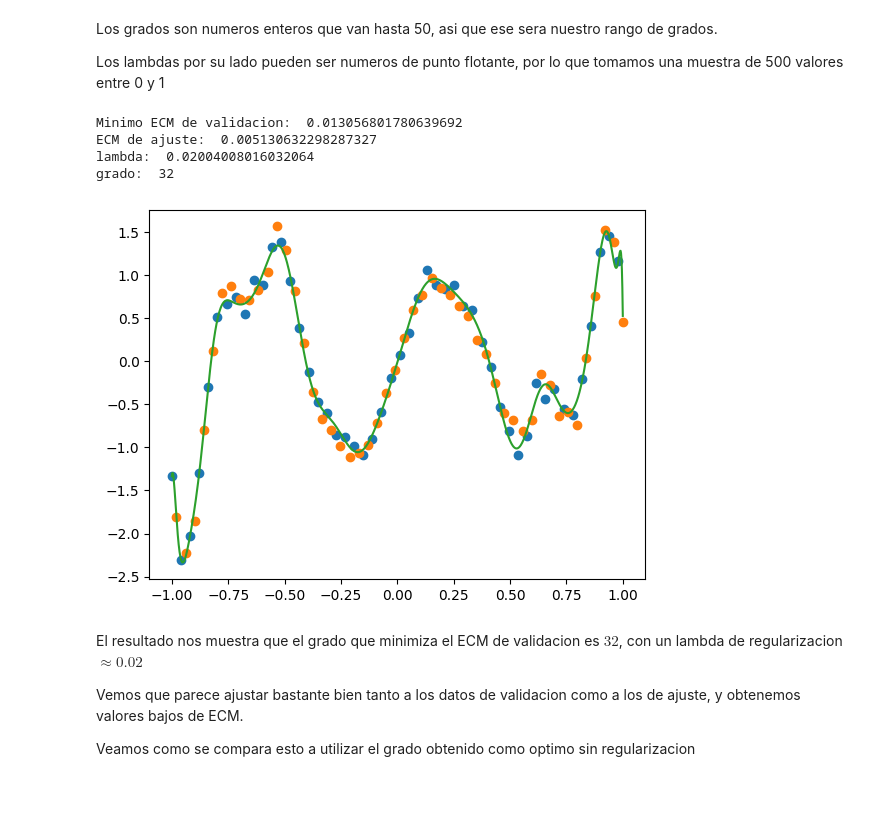
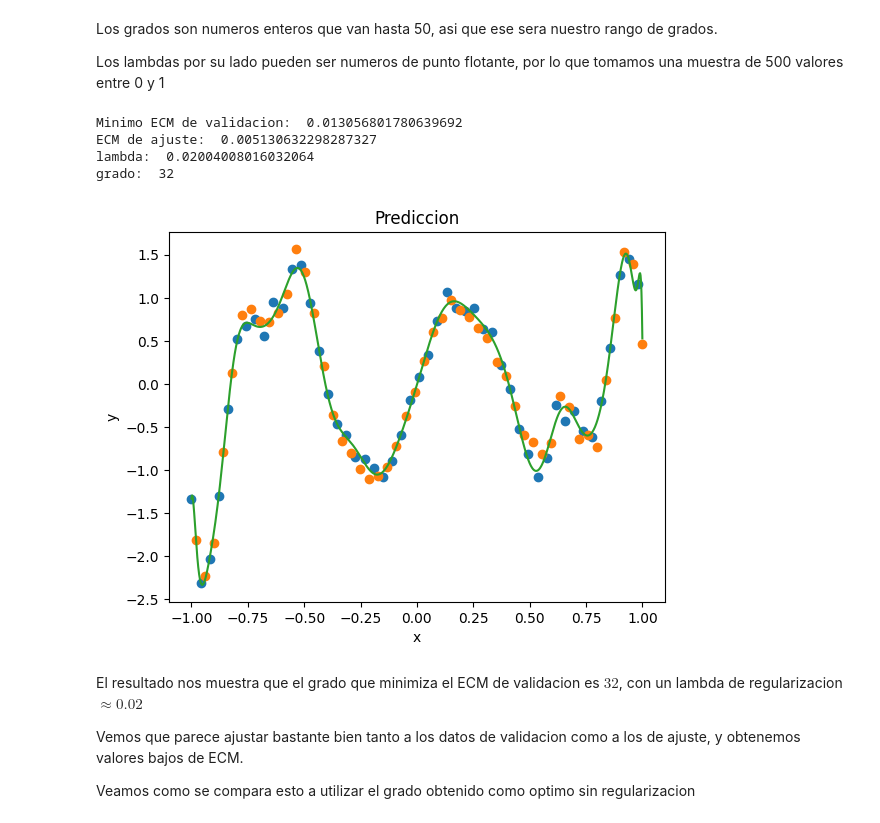
Before and after one commit to vRaphiel/Metodos-Numericos-TP3, a Jupyter notebook: algoritmos.ipynb, the cells around one changed output. Drawn from its saved outputs; the diff is of its cells as text; code cells hidden in the pictures; blank space fills up the shorter version.

Commit message:
feat: agrega grafico de prediccion con regularizacion

```diff
--- a/algoritmos.ipynb
+++ b/algoritmos.ipynb
@@ -156,24 +156,27 @@ resultados, min_grado, min_lamb, min_ecm = minimizar_lambda_grado(rango_grados,
 # %%
 beta_pred, y_pred = cuadrados_minimos_svd_reg(X_ajuste, y_ajuste, min_grado, min_lamb)
 print('Minimo ECM de validacion: ', min_ecm)
 print('ECM de ajuste: ', ECM_ajuste(beta_pred, min_grado))
 print('lambda: ', min_lamb)
 print('grado: ', min_grado)
 
 curva_x = np.linspace(-1,1,1000)
 y_pred_curva = predecir(beta_pred, curva_x, min_grado)
 
 plt.plot(X_ajuste,y_ajuste,'o')
 plt.plot(X_val,y_val,'o')
 plt.plot(curva_x,y_pred_curva,'-')
-
+plt.title('Prediccion')
+plt.xlabel('x')
+plt.ylabel('y')
+plt.savefig('graficos/prediccion_minimo_ecm.png')
 plt.show()
 # %% [output]
 Minimo ECM de validacion:  0.013056801780639692
 ECM de ajuste:  0.005130632298287327
 lambda:  0.02004008016032064
 grado:  32
-[figure, old version]
+[figure, new version]
 # %% [markdown]
 El resultado nos muestra que el grado que minimiza el ECM de validacion es $32$, con un lambda de regularizacion $\approx 0.02$
 
```
